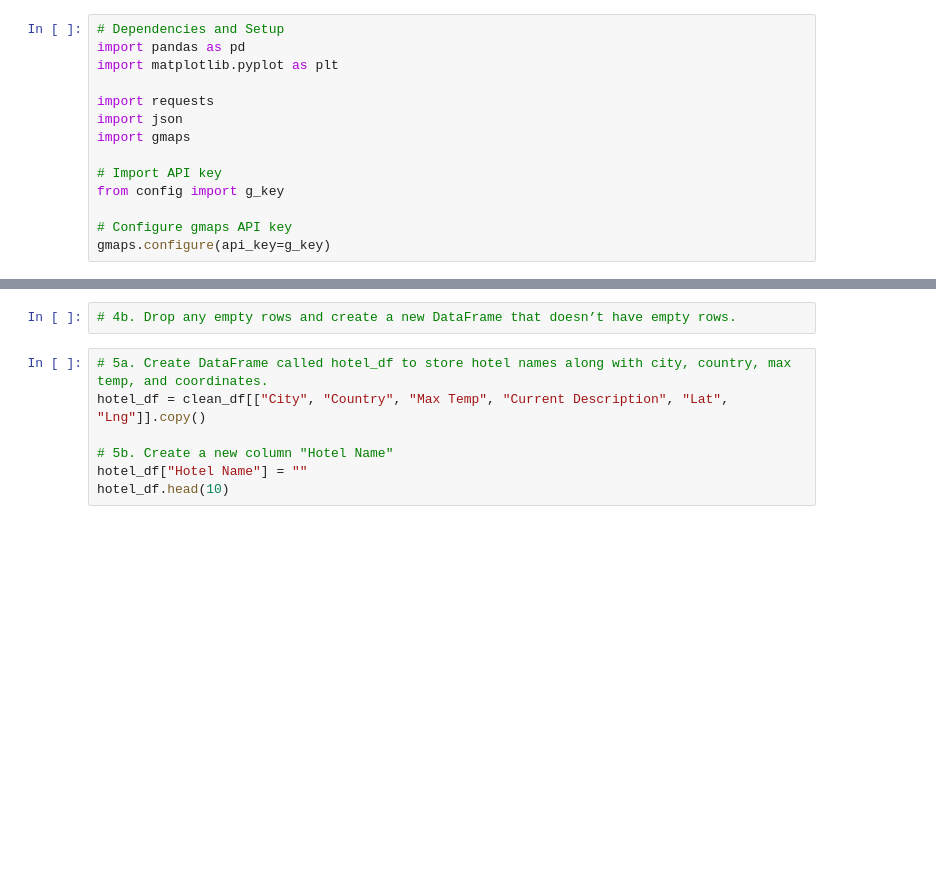
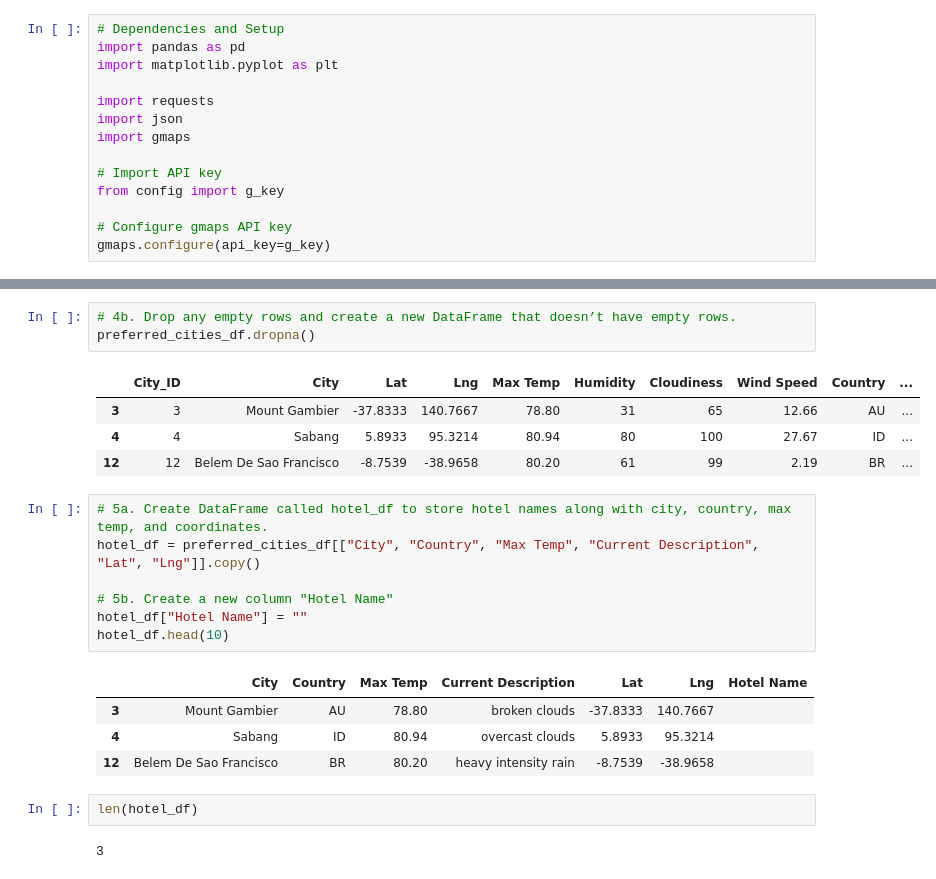
Before and after one commit to mmh926/World_Weather_Analysis, a Jupyter notebook: Vacation_Search/Vacation_Search.ipynb, the cells around one changed output, grey strips where cells are left out. Saved outputs shown, nothing was run; the diff lists cells and outputs as text; blank space fills up the shorter version.

```diff
--- a/Vacation_Search/Vacation_Search.ipynb
+++ b/Vacation_Search/Vacation_Search.ipynb
@@ -29,12 +75,27 @@ FileNotFoundError: [Errno 2] No such file or directory: 'Weather_Database/Weathe
 # %%
 # 4b. Drop any empty rows and create a new DataFrame that doesn’t have empty rows.
+preferred_cities_df.dropna()
+# %% [output]
+|  | City_ID | City | Lat | Lng | Max Temp | Humidity | Cloudiness | Wind Speed | Country | ... |
+| 3 | 3 | Mount Gambier | -37.8333 | 140.7667 | 78.80 | 31 | 65 | 12.66 | AU | ... |
+| 4 | 4 | Sabang | 5.8933 | 95.3214 | 80.94 | 80 | 100 | 27.67 | ID | ... |
+| 12 | 12 | Belem De Sao Francisco | -8.7539 | -38.9658 | 80.20 | 61 | 99 | 2.19 | BR | ... |
 # %%
 # 5a. Create DataFrame called hotel_df to store hotel names along with city, country, max temp, and coordinates.
-hotel_df = clean_df[["City", "Country", "Max Temp", "Current Description", "Lat", "Lng"]].copy()
+hotel_df = preferred_cities_df[["City", "Country", "Max Temp", "Current Description", "Lat", "Lng"]].copy()
 
 # 5b. Create a new column "Hotel Name"
 hotel_df["Hotel Name"] = ""
 hotel_df.head(10)
+# %% [output]
+|  | City | Country | Max Temp | Current Description | Lat | Lng | Hotel Name |
+| 3 | Mount Gambier | AU | 78.80 | broken clouds | -37.8333 | 140.7667 |  |
+| 4 | Sabang | ID | 80.94 | overcast clouds | 5.8933 | 95.3214 |  |
+| 12 | Belem De Sao Francisco | BR | 80.20 | heavy intensity rain | -8.7539 | -38.9658 |  |
+# %%
+len(hotel_df)
+# %% [output]
+3
 # %%
 # 6a. Set parameters to search for hotels with 5000 meters.
 params = {
```
Also changed, not shown: parts of 12 cells of this notebook, 1 other file.
